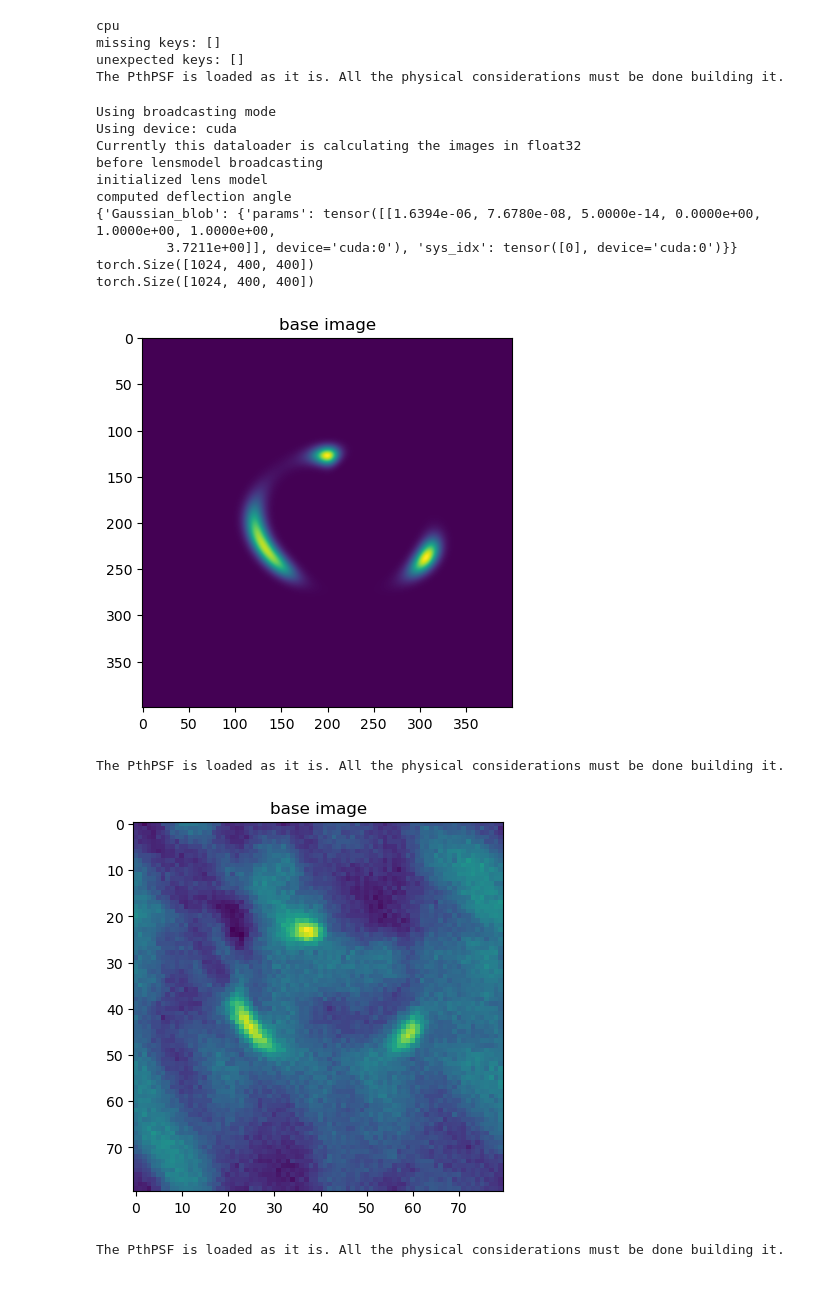
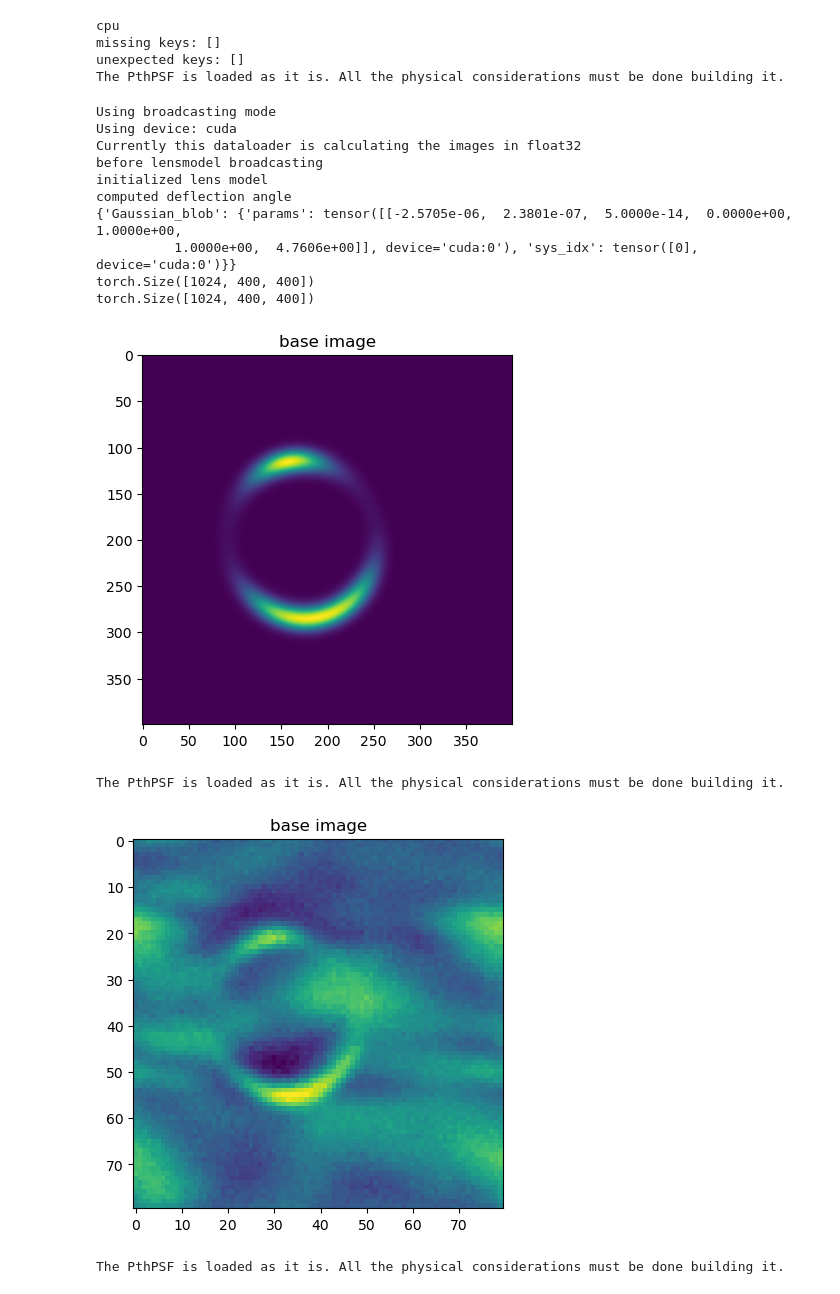
Before and after one commit to citte99/master_thesis_code, a Jupyter notebook: notebooks/sensitivity_maps/catalog_ingestion_development-Copy1.ipynb, the cells around one changed output. Drawn from its saved outputs; the diff is of its cells as text; code cells hidden in the pictures.

```diff
--- a/notebooks/sensitivity_maps/catalog_ingestion_development-Copy1.ipynb
+++ b/notebooks/sensitivity_maps/catalog_ingestion_development-Copy1.ipynb
@@ -15,7 +15,10 @@ from collections import OrderedDict
 device = torch.device("cuda" if torch.cuda.is_available() else "cpu")
 model = ResNet50(num_classes=2).to(device)
 #ckpt = torch.load("../../trained_classifiers/RUN1clusterEpochPatienceNight/3_min_mass_10e8_6/checkpoints/LAST_checkpoint_epoch_18_2025-08-01_14-59-45.pth", map_location=device)
-ckpt = torch.load("../../trained_classifiers/RUN1clusterEpochFFT/3_min_mass_10e8_6/checkpoints/LAST_checkpoint_epoch_18_2025-08-04_13-33-39.pth", map_location=device)
+#ckpt = torch.load("../../trained_classifiers/RUN1clusterEpochFFT/3_min_mass_10e8_6/checkpoints/LAST_checkpoint_epoch_18_2025-08-04_13-33-39.pth", map_location=device)
+ckpt = torch.load("../../trained_classifiers/RUN2clusterEpochFFT/3_min_mass_10e8_6/checkpoints/LAST_checkpoint_epoch_18_2025-08-04_20-14-56.pth", map_location=device)
+
+#ckpt = torch.load("../../trained_classifiers/RUN1clusterEpochFFT/3_min_mass_10e8_6/checkpoints/checkpoint_epoch_5_2025-08-04_12-42-32.pth", map_location=device)
 
 state_dict = ckpt["model_state_dict"]
 new_state = OrderedDict()
@@ -48,7 +51,7 @@ class AstroNormalizer(ImgLastProc):
         return imgs / 4.24e-17
 
 
-from noise_applicator.noisers.base_noiser import EuclidNoiserInterfPSF
+from noise_applicator.noisers.base_noiser import EuclidNoiserInterfPSF, OnlyInterfPSF
 
 normalizer = AstroNormalizer()
 noiser= EuclidNoiserInterfPSF()
@@ -522,20 +525,20 @@ class SensMapMaker:
 # %%
 eval_grid=_grid_lens(8.0, 80, device="cuda")
 
-a=SensMapMaker(sample_index = 2, evaluation_grid = eval_grid, upsampling = 5)
+a=SensMapMaker(sample_index = 8, evaluation_grid = eval_grid, upsampling = 5)
 # %% [output]
 Using broadcasting mode
 Using device: cuda
 Currently this dataloader is calculating the images in float32
 before lensmodel broadcasting
 initialized lens model
 computed deflection angle
-{'Gaussian_blob': {'params': tensor([[1.6394e-06, 7.6780e-08, 5.0000e-14, 0.0000e+00, 1.0000e+00, 1.0000e+00,
-         3.7211e+00]], device='cuda:0'), 'sys_idx': tensor([0], device='cuda:0')}}
+{'Gaussian_blob': {'params': tensor([[-2.5705e-06,  2.3801e-07,  5.0000e-14,  0.0000e+00,  1.0000e+00,
+          1.0000e+00,  4.7606e+00]], device='cuda:0'), 'sys_idx': tensor([0], device='cuda:0')}}
 torch.Size([1024, 400, 400])
 torch.Size([1024, 400, 400])
-[figure, old version]
+[figure, new version]
 The PthPSF is loaded as it is. All the physical considerations must be done building it.
-[figure, old version]
+[figure, new version]
 The PthPSF is loaded as it is. All the physical considerations must be done building it.
 # %%
```
Also changed, not shown: parts of 3 cells of this notebook, 9 other files.
